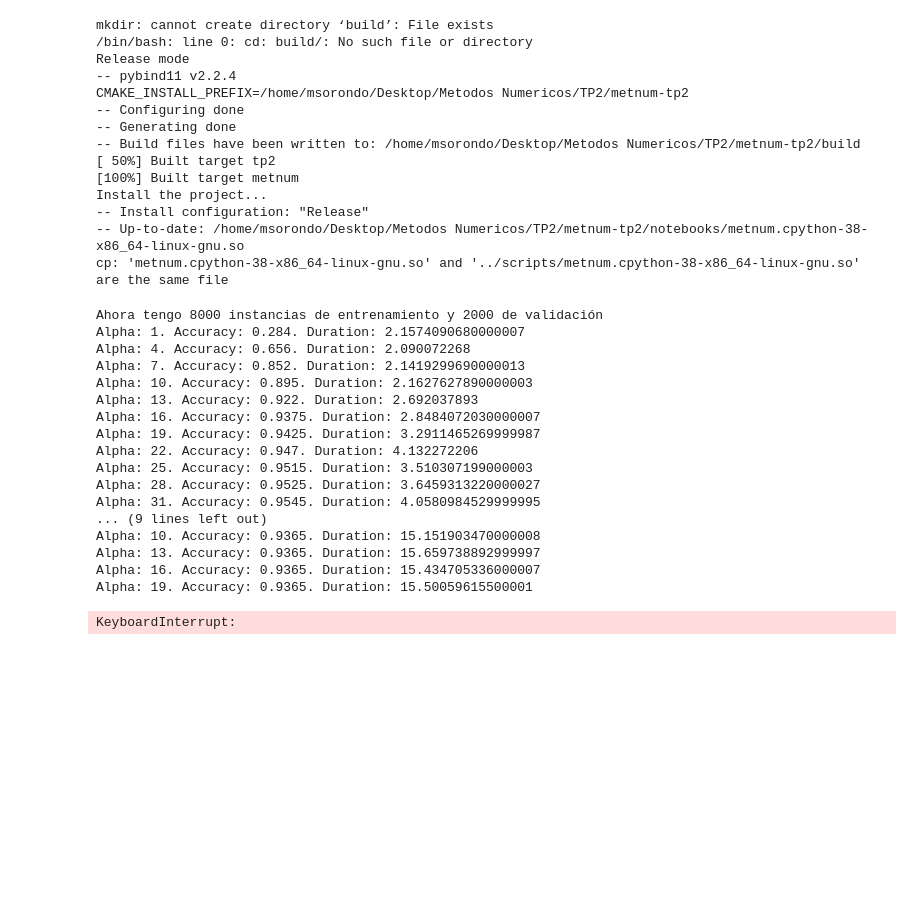
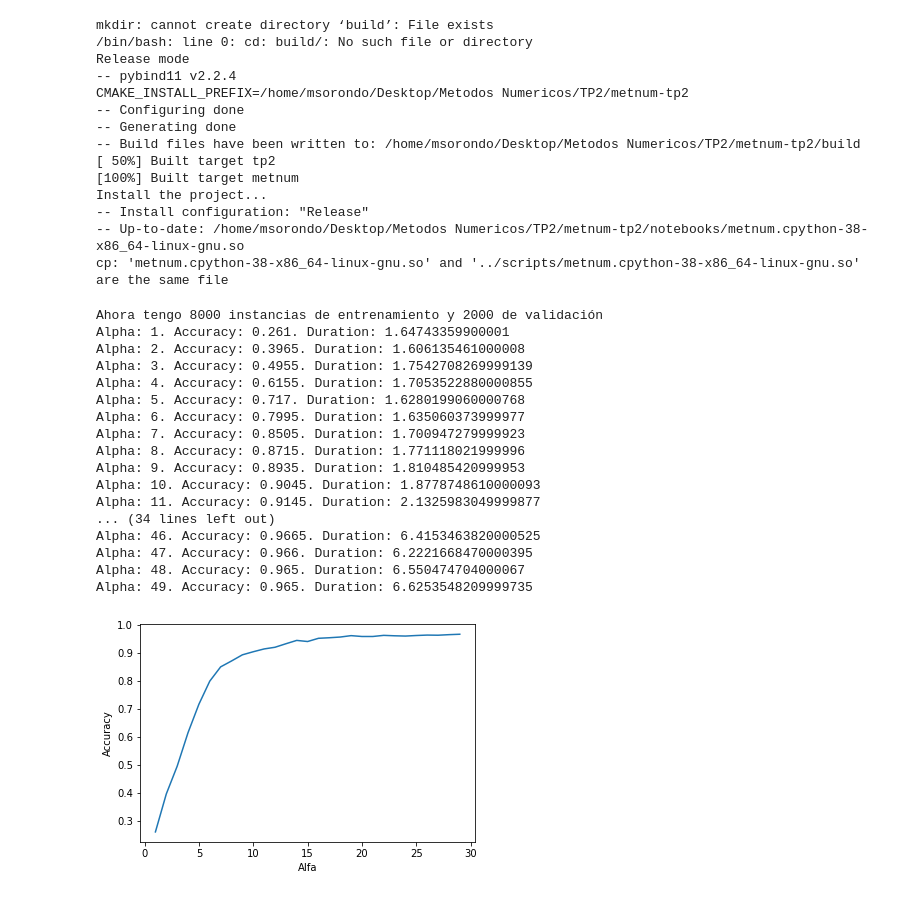
Before and after one commit to pdbruno/metnum-tp2, a Jupyter notebook: scripts/mejorAlfa.ipynb, the cells around one changed output. Saved outputs shown, nothing was run; the diff lists cells and outputs as text; code cells hidden in the pictures; blank space fills up the shorter version.

```diff
--- a/scripts/mejorAlfa.ipynb
+++ b/scripts/mejorAlfa.ipynb
@@ -49,9 +49,8 @@ assert len(X_val) == len(y_val)
 print(f"Ahora tengo {len(X_train)} instancias de entrenamiento y {len(X_val)} de validación")
 
 accuracy_con_pca = []
-accuracy_sin_pca = []
-
-for i in range(1,50,3):
+performance = []
+for i in range(1,50):
     start =  time.process_time()
     pca = metnum.PCA(i)
     pca.fit(X_train)
@@ -65,6 +64,7 @@ for i in range(1,50,3):
     end = time.process_time()
     time_performance = end - start
     accuracy_con_pca.append(acc)
+    performance.append(time_performance)
     print("Alpha: {}. Accuracy: {}. Duration: {}".format(i, acc, time_performance))
 
 #for i in range(1,50,3):
@@ -79,20 +79,19 @@ for i in range(1,50,3):
    # print("Alpha: {}. Accuracy: {}. Duration: {}".format(i, acc, time_performance))
 # %% [output]
 Ahora tengo 8000 instancias de entrenamiento y 2000 de validación
-Alpha: 1. Accuracy: 0.284. Duration: 2.1574090680000007
-Alpha: 4. Accuracy: 0.656. Duration: 2.090072268
-Alpha: 7. Accuracy: 0.852. Duration: 2.1419299690000013
-Alpha: 10. Accuracy: 0.895. Duration: 2.1627627890000003
-Alpha: 13. Accuracy: 0.922. Duration: 2.692037893
-Alpha: 16. Accuracy: 0.9375. Duration: 2.8484072030000007
-Alpha: 19. Accuracy: 0.9425. Duration: 3.2911465269999987
-Alpha: 22. Accuracy: 0.947. Duration: 4.132272206
-Alpha: 25. Accuracy: 0.9515. Duration: 3.510307199000003
-Alpha: 28. Accuracy: 0.9525. Duration: 3.6459313220000027
-Alpha: 31. Accuracy: 0.9545. Duration: 4.0580984529999995
-... (9 lines left out)
-Alpha: 10. Accuracy: 0.9365. Duration: 15.151903470000008
-Alpha: 13. Accuracy: 0.9365. Duration: 15.659738892999997
-Alpha: 16. Accuracy: 0.9365. Duration: 15.434705336000007
-Alpha: 19. Accuracy: 0.9365. Duration: 15.50059615500001
+Alpha: 1. Accuracy: 0.261. Duration: 1.64743359900001
+Alpha: 2. Accuracy: 0.3965. Duration: 1.606135461000008
+Alpha: 3. Accuracy: 0.4955. Duration: 1.7542708269999139
+Alpha: 4. Accuracy: 0.6155. Duration: 1.7053522880000855
+Alpha: 5. Accuracy: 0.717. Duration: 1.6280199060000768
+Alpha: 6. Accuracy: 0.7995. Duration: 1.635060373999977
+Alpha: 7. Accuracy: 0.8505. Duration: 1.700947279999923
+Alpha: 8. Accuracy: 0.8715. Duration: 1.771118021999996
+Alpha: 9. Accuracy: 0.8935. Duration: 1.810485420999953
+Alpha: 10. Accuracy: 0.9045. Duration: 1.8778748610000093
+Alpha: 11. Accuracy: 0.9145. Duration: 2.1325983049999877
+... (34 lines left out)
+Alpha: 46. Accuracy: 0.9665. Duration: 6.4153463820000525
+Alpha: 47. Accuracy: 0.966. Duration: 6.2221668470000395
+Alpha: 48. Accuracy: 0.965. Duration: 6.550474704000067
+Alpha: 49. Accuracy: 0.965. Duration: 6.6253548209999735
-KeyboardInterrupt:
@@ -101,0 +98,11 @@ df_comparacion.columns = ["Con PCA","Sin PCA"]
+# %%
+import matplotlib.pyplot as plt
+%matplotlib inline
+df_comparacion = pd.Series(accuracy_con_pca)
+plt.figure()
+plt.xlabel("Alfa")
+plt.ylabel("Accuracy")
+plt.plot(range(1,30,1),df_comparacion[:29])
+plt.savefig("./graphics/mejorAlfa.jpg")
+# %% [output]
+[figure, added]
```
Also changed, not shown: parts of 3 cells of this notebook.
